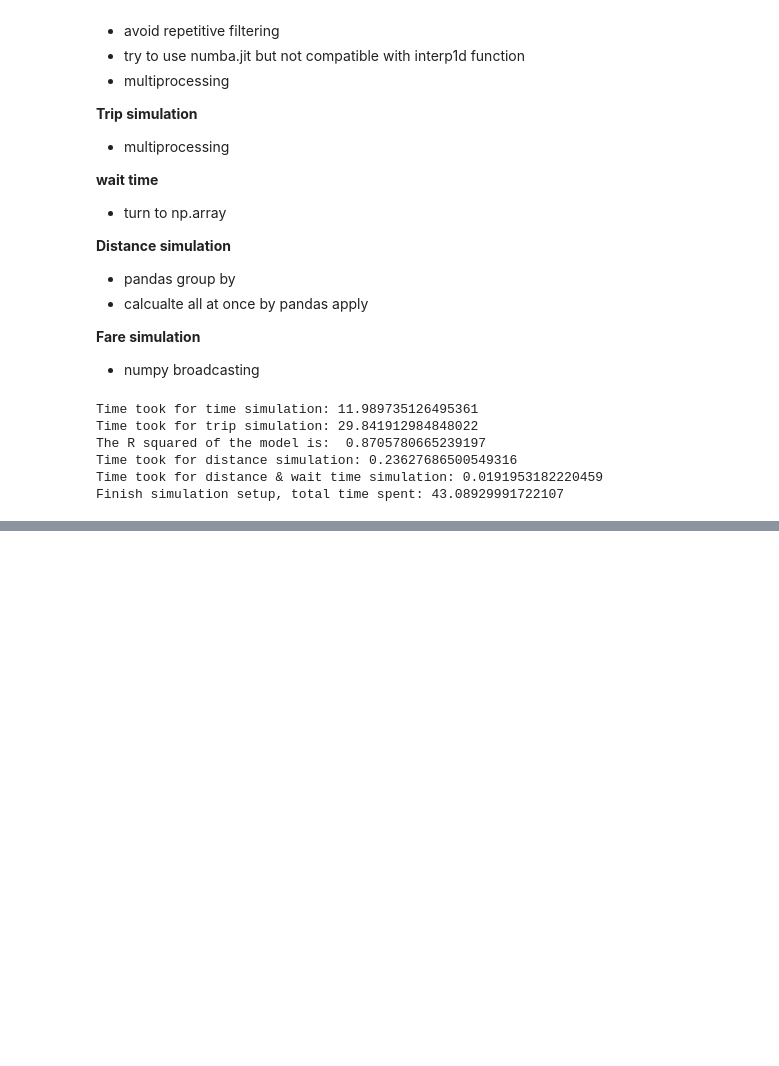
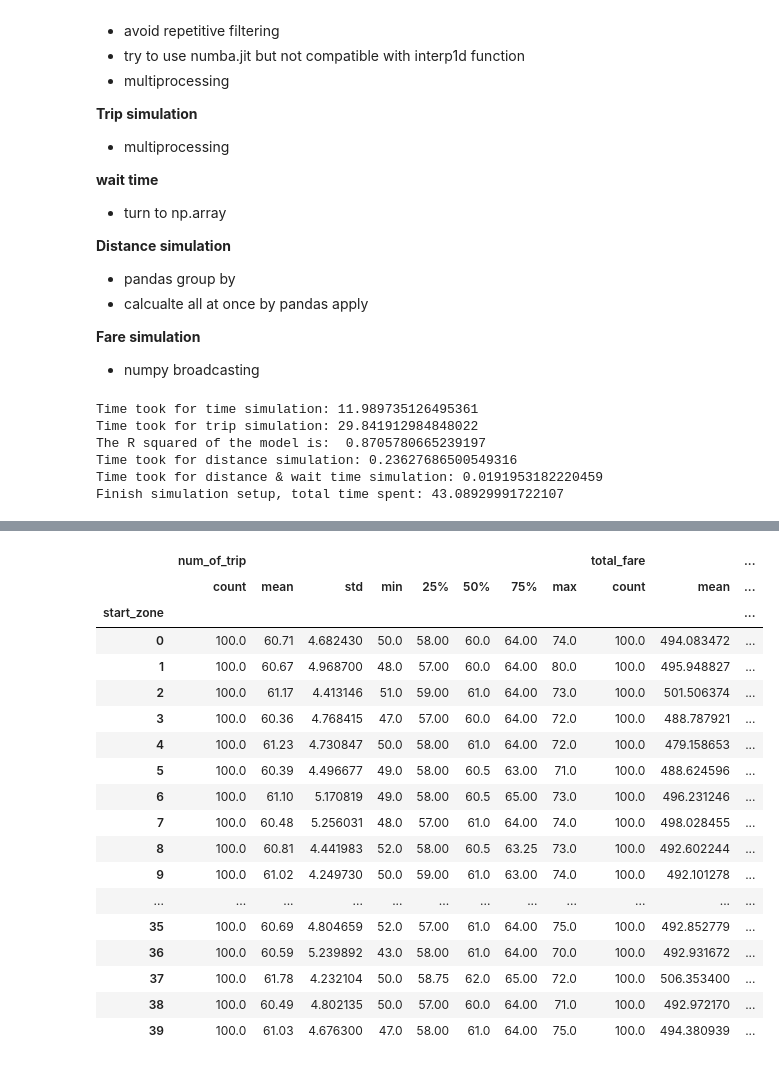
Before and after one commit to OmakaseMaster/nyc_taxi, a Jupyter notebook: accelarated_taxi_simulation.ipynb, the cells around one changed output, grey strips where cells are left out. Drawn from its saved outputs; the diff is of its cells as text; code cells hidden in the pictures; blank space fills up the shorter version.

Commit message:
finish strategy 1 result

```diff
--- a/accelarated_taxi_simulation.ipynb
+++ b/accelarated_taxi_simulation.ipynb
@@ -46,6 +44,23 @@ The R squared of the model is:  0.8705780665239197
 Time took for distance simulation: 0.23627686500549316
 Time took for distance & wait time simulation: 0.0191953182220459
 Finish simulation setup, total time spent: 43.08929991722107
+# %%
+simulated_values = sf.load_py("simulated_values.pkl") # load simulation setup values
 # %%
- !python taxi_simulation.py "one"
+start_time = time.time()
+seed = 0                           # set specific seed for reproduction
+sim1_zone_freq = np.zeros(40)      # buffer for saving 40 zones frequency
+iter_per_zone = 100                # no. of iteration for 1 starting zone
+sim1_trips = np.zeros((40*iter_per_zone, 3)) # empty 2D array to store results
+for i_start in range(40):
+    for j in range(iter_per_zone):
+        seed += 1
+        sim1_result = sf.driver_sim1(simulated_values, i_start, verbose=0, seed=seed)
+        sim1_zone_freq += sim1_result["zone_freq"]
+        sim1_trips[i_start*iter_per_zone + j, :] = [i_start, sim1_result["num_of_trip"], sim1_result["total_fare"]]
+        # save i_start, sim1_result["total_fare"], sim1_result["num_of_trip"] into a array
+print(f"Time spent for {iter_per_zone} trips per zone: {time.time()-start_time}")
+sim1_df = pd.DataFrame(sim1_trips, columns=["start_zone", "num_of_trip", "total_fare"])
+sim1_df.start_zone = sim1_df.start_zone.astype("i")
+sim1_df.head()
 # %% [output]
@@ -88,0 +74,23 @@ From 8:00:00 to 22:20:00 : 51 trips finished ($ 418.5306524803225!!!)
+# %%
+# some simple summary:
+sim1_df.groupby('start_zone', as_index=True).describe()
+# %% [output]
+|  | num_of_trip |  |  |  |  |  |  |  | total_fare |  | ... |
+|  | count | mean | std | min | 25% | 50% | 75% | max | count | mean | ... |
+| start_zone |  |  |  |  |  |  |  |  |  |  | ... |
+| 0 | 100.0 | 60.71 | 4.682430 | 50.0 | 58.00 | 60.0 | 64.00 | 74.0 | 100.0 | 494.083472 | ... |
+| 1 | 100.0 | 60.67 | 4.968700 | 48.0 | 57.00 | 60.0 | 64.00 | 80.0 | 100.0 | 495.948827 | ... |
+| 2 | 100.0 | 61.17 | 4.413146 | 51.0 | 59.00 | 61.0 | 64.00 | 73.0 | 100.0 | 501.506374 | ... |
+| 3 | 100.0 | 60.36 | 4.768415 | 47.0 | 57.00 | 60.0 | 64.00 | 72.0 | 100.0 | 488.787921 | ... |
+| 4 | 100.0 | 61.23 | 4.730847 | 50.0 | 58.00 | 61.0 | 64.00 | 72.0 | 100.0 | 479.158653 | ... |
+| 5 | 100.0 | 60.39 | 4.496677 | 49.0 | 58.00 | 60.5 | 63.00 | 71.0 | 100.0 | 488.624596 | ... |
+| 6 | 100.0 | 61.10 | 5.170819 | 49.0 | 58.00 | 60.5 | 65.00 | 73.0 | 100.0 | 496.231246 | ... |
+| 7 | 100.0 | 60.48 | 5.256031 | 48.0 | 57.00 | 61.0 | 64.00 | 74.0 | 100.0 | 498.028455 | ... |
+| 8 | 100.0 | 60.81 | 4.441983 | 52.0 | 58.00 | 60.5 | 63.25 | 73.0 | 100.0 | 492.602244 | ... |
+| 9 | 100.0 | 61.02 | 4.249730 | 50.0 | 59.00 | 61.0 | 63.00 | 74.0 | 100.0 | 492.101278 | ... |
+| ... | ... | ... | ... | ... | ... | ... | ... | ... | ... | ... | ... |
+| 35 | 100.0 | 60.69 | 4.804659 | 52.0 | 57.00 | 61.0 | 64.00 | 75.0 | 100.0 | 492.852779 | ... |
+| 36 | 100.0 | 60.59 | 5.239892 | 43.0 | 58.00 | 61.0 | 64.00 | 70.0 | 100.0 | 492.931672 | ... |
+| 37 | 100.0 | 61.78 | 4.232104 | 50.0 | 58.75 | 62.0 | 65.00 | 72.0 | 100.0 | 506.353400 | ... |
+| 38 | 100.0 | 60.49 | 4.802135 | 50.0 | 57.00 | 60.0 | 64.00 | 71.0 | 100.0 | 492.972170 | ... |
+| 39 | 100.0 | 61.03 | 4.676300 | 47.0 | 58.00 | 61.0 | 64.00 | 75.0 | 100.0 | 494.380939 | ... |
```
Also changed, not shown: parts of 5 cells of this notebook, 2 other files.
